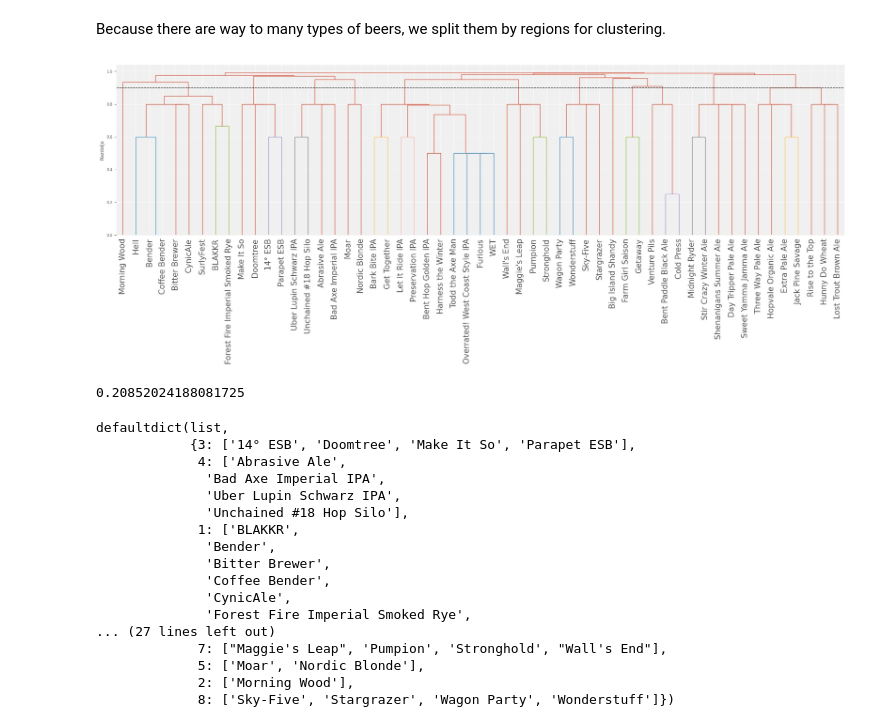
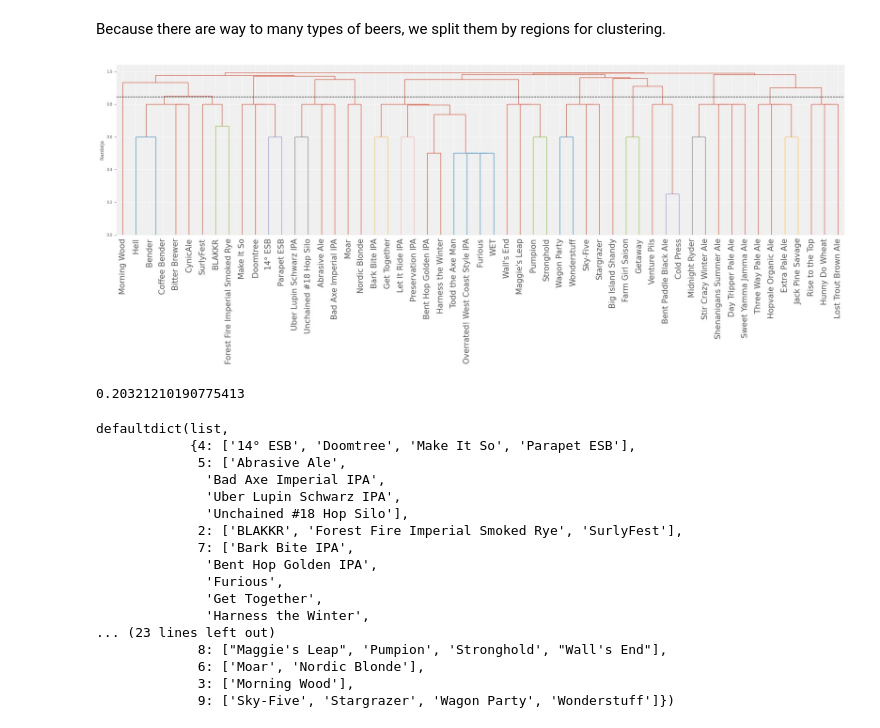
Before and after one commit to in-droid/PR21INRAKT, a Jupyter notebook: project.ipynb, the cells around one changed output. Drawn from its saved outputs; the diff is of its cells as text; code cells hidden in the pictures.

```diff
--- a/project.ipynb
+++ b/project.ipynb
@@ -522,7 +524,10 @@ def draw_clusters(matrix, dataset, method, metric, t):
     L = sch.linkage(np.array(matrix), method=method, metric=metric)
     predictions = sch.fcluster(L, t=t, criterion="distance").ravel()
     classes     = np.array(matrix).ravel()
+    return predictions
 
+def plot_clusters(matrix, dataset, method, metric, t):
+    L = sch.linkage(np.array(matrix), method=method, metric=metric)
     plt.figure(figsize=(25, 6))
     names = sorted(list(set(dataset["name"])))
     labels = [name for name in names]
@@ -530,7 +535,6 @@ def draw_clusters(matrix, dataset, method, metric, t):
     plt.plot([0, len(dataset)*10], [t, t], "k--")
     plt.ylabel("Razdalja")
     plt.show()
-    return predictions
 
 def score_clusters(matrix, predictions, metric):
     score = silhouette_score(matrix, predictions, metric=metric)
@@ -548,17 +552,28 @@ def get_separate_clusters(linkage, names):
     for group, name in zip(linkage, names):
         groups_by_names[group].append(name)
     return groups_by_names
+# %%
+#get best t metric for cutting the cluster
+def get_t_cut(matrix, dataset, method, metric):
+    scores=[]
+    for t in np.linspace(0.5,0.95,num=10):
+        predictions = draw_clusters(matrix, dataset, method, metric, t)
+        score = score_clusters(matrix, predictions, metric)
+        scores.append((t,score))
+    return max(scores,key=lambda item:item[1])[0]
 # %%
-#State clusters
+#State clusters example
 state = getState("MN")
 clusters, names = init_matrix(state)
-linkage = draw_clusters(clusters, state, "weighted", "jaccard", 0.9)
+optimal_t = get_t_cut(clusters, state, "weighted", "jaccard")
+linkage = draw_clusters(clusters, state, "weighted", "jaccard", optimal_t)
+plot_clusters(clusters, state, "weighted", "jaccard", optimal_t)
 # %% [output]
-[figure, old version]
+[figure, new version]
 # %%
 score_clusters(clusters, linkage, "jaccard")
 # %% [output]
-0.20852024188081725
+0.20321210190775413
 # %%
 data_matrix, beer_names = init_matrix(dfBeers)
 # %%
@@ -566,20 +581,20 @@ groups_by_names = get_separate_clusters(linkage, names)
 groups_by_names
 # %% [output]
 defaultdict(list,
-            {3: ['14° ESB', 'Doomtree', 'Make It So', 'Parapet ESB'],
-             4: ['Abrasive Ale',
+            {4: ['14° ESB', 'Doomtree', 'Make It So', 'Parapet ESB'],
+             5: ['Abrasive Ale',
               'Bad Axe Imperial IPA',
               'Uber Lupin Schwarz IPA',
               'Unchained #18 Hop Silo'],
-             1: ['BLAKKR',
-              'Bender',
-              'Bitter Brewer',
-              'Coffee Bender',
-              'CynicAle',
-              'Forest Fire Imperial Smoked Rye',
-... (27 lines left out)
-             7: ["Maggie's Leap", 'Pumpion', 'Stronghold', "Wall's End"],
-             5: ['Moar', 'Nordic Blonde'],
-             2: ['Morning Wood'],
-             8: ['Sky-Five', 'Stargrazer', 'Wagon Party', 'Wonderstuff']})
+             2: ['BLAKKR', 'Forest Fire Imperial Smoked Rye', 'SurlyFest'],
+             7: ['Bark Bite IPA',
+              'Bent Hop Golden IPA',
+              'Furious',
+              'Get Together',
+              'Harness the Winter',
+... (23 lines left out)
+             8: ["Maggie's Leap", 'Pumpion', 'Stronghold', "Wall's End"],
+             6: ['Moar', 'Nordic Blonde'],
+             3: ['Morning Wood'],
+             9: ['Sky-Five', 'Stargrazer', 'Wagon Party', 'Wonderstuff']})
 # %%
```
Also changed, not shown: parts of 44 cells of this notebook.
